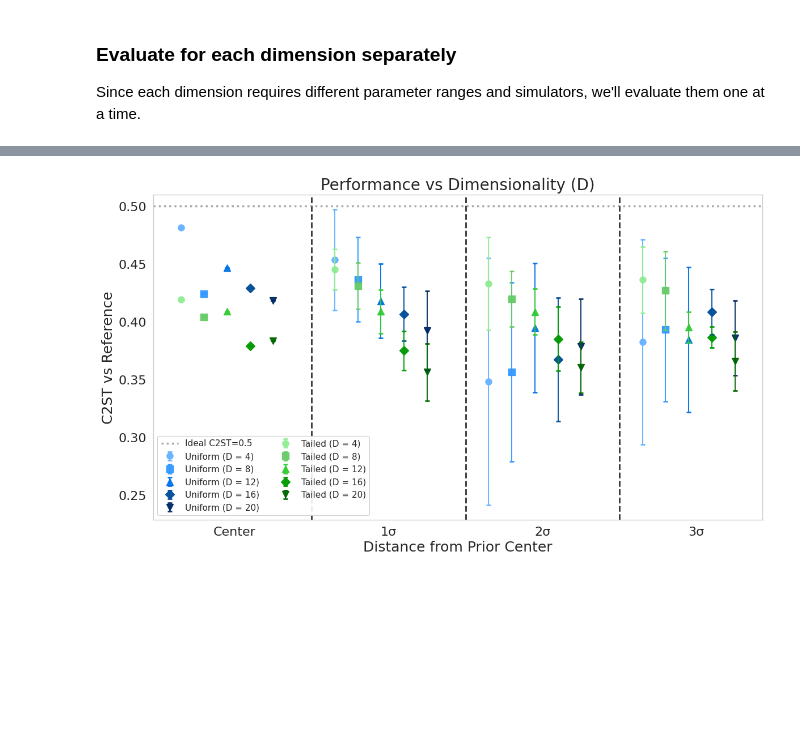
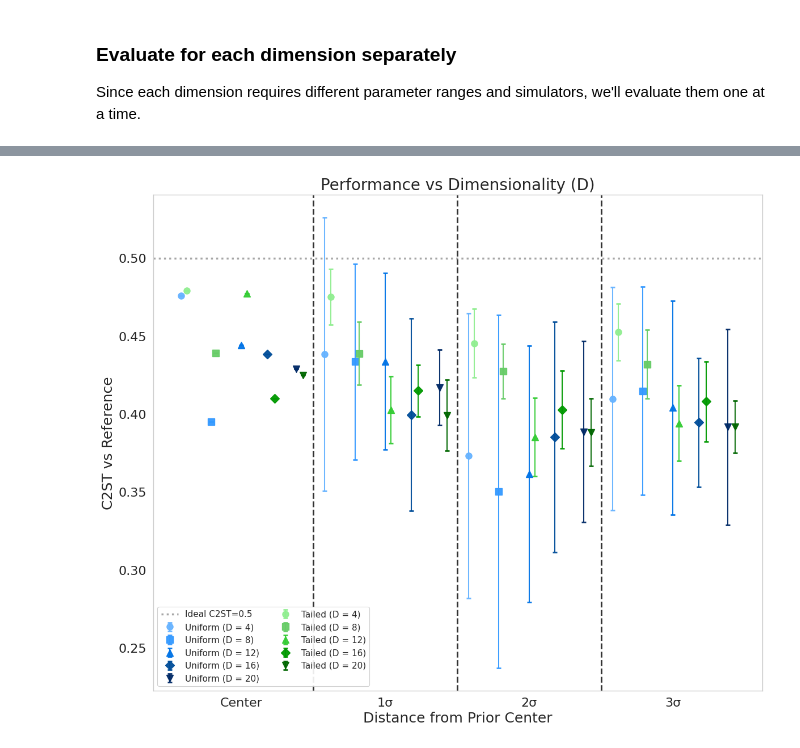
Before and after one commit to chaipattira/tailed-uniform-sbi, a Jupyter notebook: notebooks/inference-dimensions.ipynb, the cells around one changed output, grey strips where cells are left out. Drawn from its saved outputs; the diff is of its cells as text; code cells hidden in the pictures; blank space fills up the shorter version.

Commit message:
modify plots

```diff
--- a/notebooks/inference-dimensions.ipynb
+++ b/notebooks/inference-dimensions.ipynb
@@ -166,7 +166,7 @@ all_posteriors = {}
 # Load both uniform and tailed models for each dimension
 for dim in dimensions:
     # Load uniform model
-    uniform_path = f'/home/x-ctirapongpra/scratch/tailed-uniform-sbi/experiment-models/dim-{dim}/uniform/posterior.pkl'
+    uniform_path = f'/home/x-ctirapongpra/scratch/tailed-uniform-sbi/experiment-models/dim-{dim}-sigma0.3/uniform/posterior.pkl'
     try:
         with open(uniform_path, 'rb') as f:
             posterior = pickle.load(f)
@@ -177,7 +177,7 @@ for dim in dimensions:
         print(f"Not found: {uniform_path}")
 
     # Load tailed model
-    tailed_path = f'/home/x-ctirapongpra/scratch/tailed-uniform-sbi/experiment-models/dim-{dim}/tailed/posterior.pkl'
+    tailed_path = f'/home/x-ctirapongpra/scratch/tailed-uniform-sbi/experiment-models/dim-{dim}-sigma0.3/tailed/posterior.pkl'
     try:
         with open(tailed_path, 'rb') as f:
             posterior = pickle.load(f)
@@ -384,5 +384,5 @@ Uniform-D=20:
 # %%
-def plot_c2st_vs_distance_by_dimension(all_c2st_results, dimensions, figsize=(12, 7)):
+def plot_c2st_vs_distance_by_dimension(all_c2st_results, dimensions, figsize=(12, 10)):
     """Plot C2ST vs distance for all dimensions in a single plot"""
     distance_bins = ['center', '1sigma', '2sigma', '3sigma']
     bin_labels = ['Center', '1σ', '2σ', '3σ']
@@ -390,23 +390,23 @@ def plot_c2st_vs_distance_by_dimension(all_c2st_results, dimensions, figsize=(12
 
     plt.figure(figsize=figsize)
 
-    # Define colors and markers for different dimensions (wider spread)
-    # Uniform models - shades of blue
+    # Define colors and markers for different dimensions (wider spread between dimension pairs)
+    # Uniform models - shades of blue (shifted left)
     uniform_styles = {
-        4: {'color': '#66b3ff', 'marker': 'o', 'linestyle': '-', 'offset': -0.35},
-        8: {'color': '#3399ff', 'marker': 's', 'linestyle': '-', 'offset': -0.2},
-        12: {'color': '#0073e6', 'marker': '^', 'linestyle': '-', 'offset': -0.05},
-        16: {'color': '#004d99', 'marker': 'D', 'linestyle': '-', 'offset': 0.1},
-        20: {'color': '#002966', 'marker': 'v', 'linestyle': '-', 'offset': 0.25}
+        4: {'color': '#66b3ff', 'marker': 'o', 'linestyle': '-', 'offset': -0.42},
+        8: {'color': '#3399ff', 'marker': 's', 'linestyle': '-', 'offset': -0.21},
+        12: {'color': '#0073e6', 'marker': '^', 'linestyle': '-', 'offset': 0.00},
+        16: {'color': '#004d99', 'marker': 'D', 'linestyle': '-', 'offset': 0.18},
+        20: {'color': '#002966', 'marker': 'v', 'linestyle': '-', 'offset': 0.38}
     }
 
-    # Tailed models - shades of green
+    # Tailed models - shades of green (shifted right)
     tailed_styles = {
-        4: {'color': '#90ee90', 'marker': 'o', 'linestyle': '--', 'offset': -0.35},
-        8: {'color': '#66cc66', 'marker': 's', 'linestyle': '--', 'offset': -0.2},
-        12: {'color': '#33cc33', 'marker': '^', 'linestyle': '--', 'offset': -0.05},
-        16: {'color': '#009900', 'marker': 'D', 'linestyle': '--', 'offset': 0.1},
-        20: {'color': '#006600', 'marker': 'v', 'linestyle': '--', 'offset': 0.25}
+        4: {'color': '#90ee90', 'marker': 'o', 'linestyle': '--', 'offset': -0.38},
+        8: {'color': '#66cc66', 'marker': 's', 'linestyle': '--', 'offset': -0.18},
+        12: {'color': '#33cc33', 'marker': '^', 'linestyle': '--', 'offset': 0.04},
+        16: {'color': '#009900', 'marker': 'D', 'linestyle': '--', 'offset': 0.23},
+        20: {'color': '#006600', 'marker': 'v', 'linestyle': '--', 'offset': 0.43}
     }
 
     # Plot Uniform models
@@ -452,31 +452,31 @@ def plot_c2st_vs_distance_by_dimension(all_c2st_results, dimensions, figsize=(12
                 style = tailed_styles[dim]
                 plt.errorbar(valid_x, mean_c2st, yerr=std_c2st,
                             fmt=style['marker'],
                             label=f'Tailed (D = {dim})',
                             color=style['color'],
                             capsize=3, capthick=2, linewidth=0, markersize=8,
                             barsabove=True, elinewidth=1.5, alpha=0.95)
 
     # Add vertical dashed lines between distance bins
     for i in range(len(x_positions) - 1):
         separator_x = (x_positions[i] + x_positions[i + 1]) / 2
         plt.axvline(separator_x, color='black', linestyle='--', linewidth=2.0, alpha=0.8, zorder=0)
 
     plt.axhline(0.5, color='gray', linestyle=':', linewidth=2.5, label='Ideal C2ST=0.5', alpha=0.7)
     plt.xticks(x_positions, bin_labels, fontsize=16)
     plt.xlabel('Distance from Prior Center', fontsize=18)
     plt.ylabel('C2ST vs Reference', fontsize=18)
     plt.title('Performance vs Dimensionality (D)', fontsize=20)
     plt.tick_params(axis='both', which='major', labelsize=16)
     plt.legend(fontsize=11, loc='best', ncol=2, framealpha=0.9)
     plt.grid(False)
     plt.tight_layout()
 
     return plt.gcf()
 
 # Create the single plot version
 sns.set(style="whitegrid", context="paper", font_scale=1.2)
 fig = plot_c2st_vs_distance_by_dimension(all_c2st_results, dimensions)
 plt.show()
 # %% [output]
-[figure, old version]
+[figure, new version]
```
Also changed, not shown: parts of 3 cells of this notebook, 1 other file.
